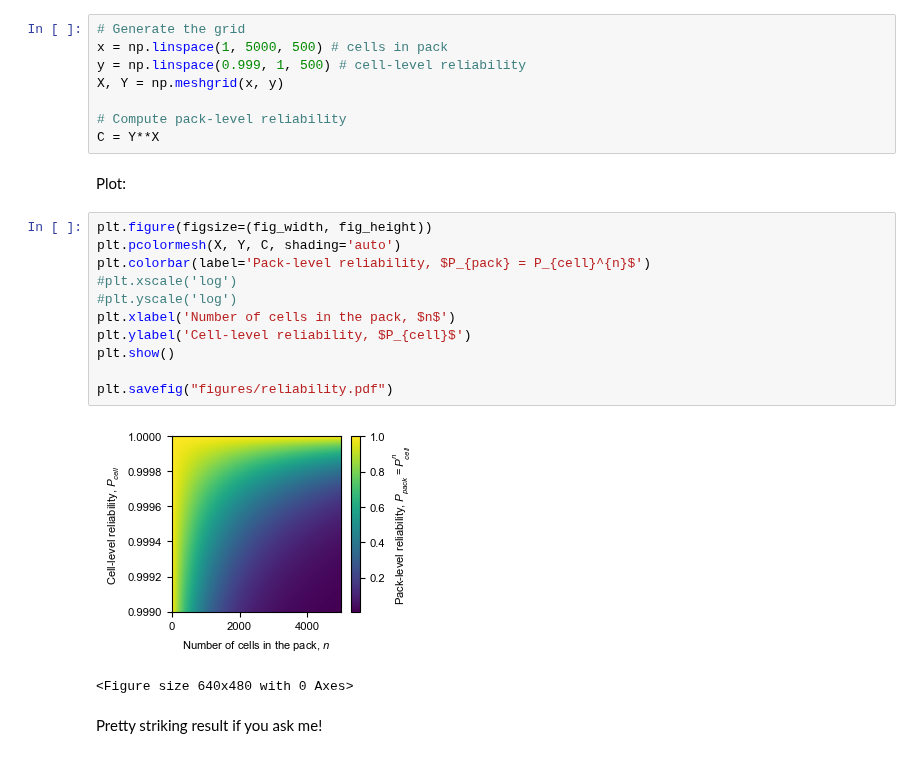
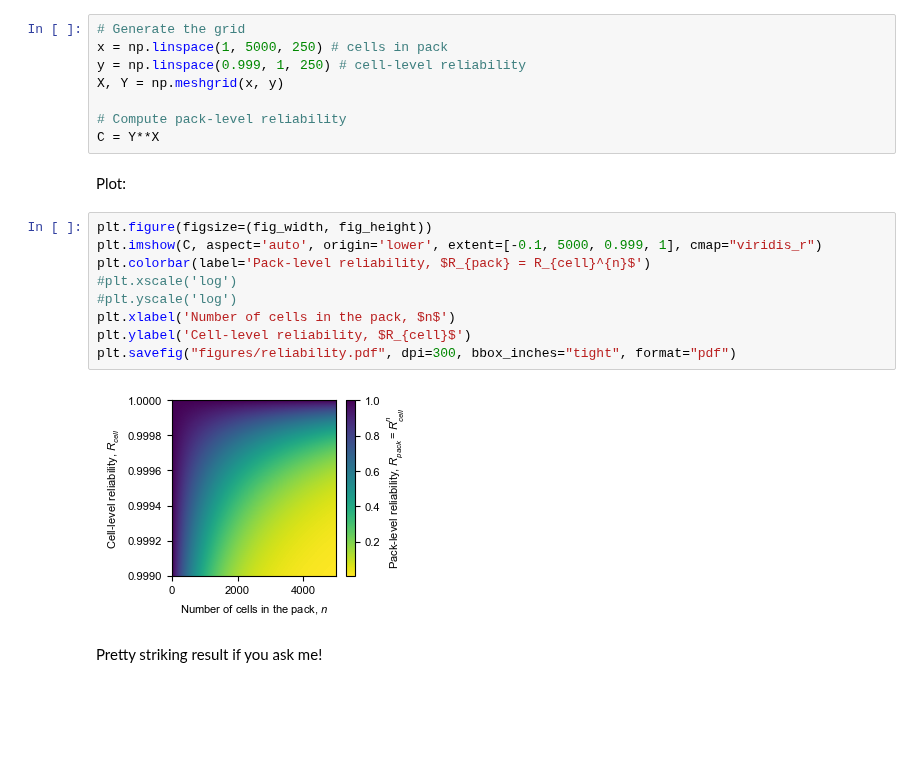
Before and after one commit to petermattia/battery-quality-at-scale, a Jupyter notebook: reliability.ipynb, the cells around one changed output. Saved outputs shown, nothing was run; the diff lists cells and outputs as text; blank space fills up the shorter version.

```diff
--- a/reliability.ipynb
+++ b/reliability.ipynb
@@ -30,8 +30,8 @@ rcParams['ps.fonttype'] = 42
 Do some basic math:
 # %%
 # Generate the grid
-x = np.linspace(1, 5000, 500) # cells in pack
-y = np.linspace(0.999, 1, 500) # cell-level reliability
+x = np.linspace(1, 5000, 250) # cells in pack
+y = np.linspace(0.999, 1, 250) # cell-level reliability
 X, Y = np.meshgrid(x, y)
 
 # Compute pack-level reliability
@@ -40,17 +40,14 @@ C = Y**X
 Plot:
 # %%
 plt.figure(figsize=(fig_width, fig_height))
-plt.pcolormesh(X, Y, C, shading='auto')
-plt.colorbar(label='Pack-level reliability, $P_{pack} = P_{cell}^{n}$')
+plt.imshow(C, aspect='auto', origin='lower', extent=[-0.1, 5000, 0.999, 1], cmap="viridis_r")
+plt.colorbar(label='Pack-level reliability, $R_{pack} = R_{cell}^{n}$')
 #plt.xscale('log')
 #plt.yscale('log')
 plt.xlabel('Number of cells in the pack, $n$')
-plt.ylabel('Cell-level reliability, $P_{cell}$')
-plt.show()
-
-plt.savefig("figures/reliability.pdf")
+plt.ylabel('Cell-level reliability, $R_{cell}$')
+plt.savefig("figures/reliability.pdf", dpi=300, bbox_inches="tight", format="pdf")
 # %% [output]
-[figure, old version]
+[figure, new version]
-<Figure size 640x480 with 0 Axes>
 # %% [markdown]
 Pretty striking result if you ask me!
```
Also changed, not shown: 1 other file.
